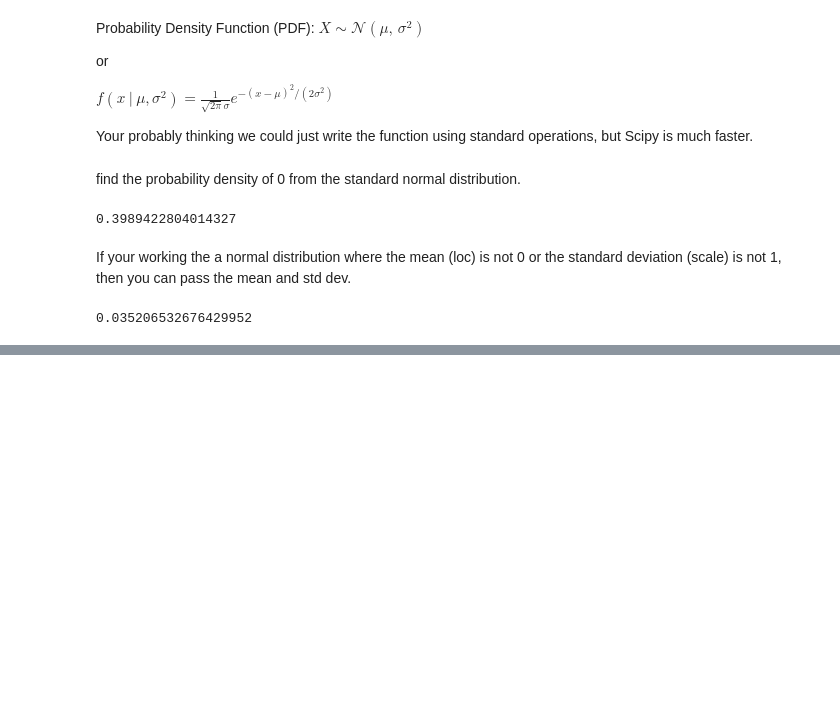
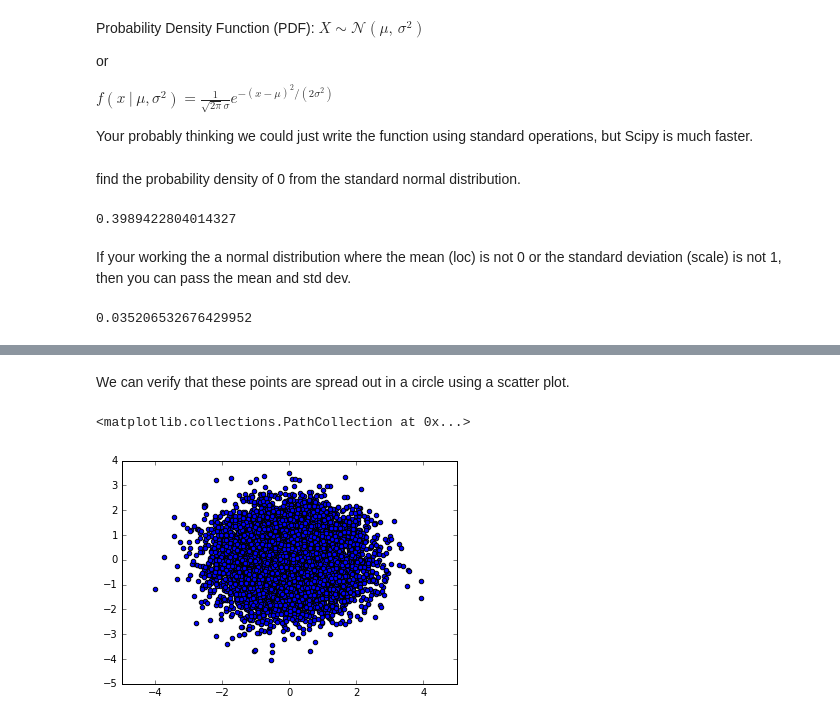
Before and after one commit to mjjw/python, a Jupyter notebook: deeplearningprerequisites.ipynb, the cells around one changed output, grey strips where cells are left out. Cells and saved outputs as stored; diff of their text form; code cells hidden in the pictures; blank space fills up the shorter version.

```diff
--- a/deeplearningprerequisites.ipynb
+++ b/deeplearningprerequisites.ipynb
@@ -1039,0 +1138,9 @@ norm.pdf(0, loc=5, scale=10)
+# %%
+r = np.random.randn(10000,2)
+# %% [markdown]
+We can verify that these points are spread out in a circle using a scatter plot.
+# %%
+plt.scatter(r[:,0],r[:,1])
+# %% [output]
+<matplotlib.collections.PathCollection at 0x...>
+[figure, added]
```
Also changed, not shown: parts of 33 cells of this notebook.
